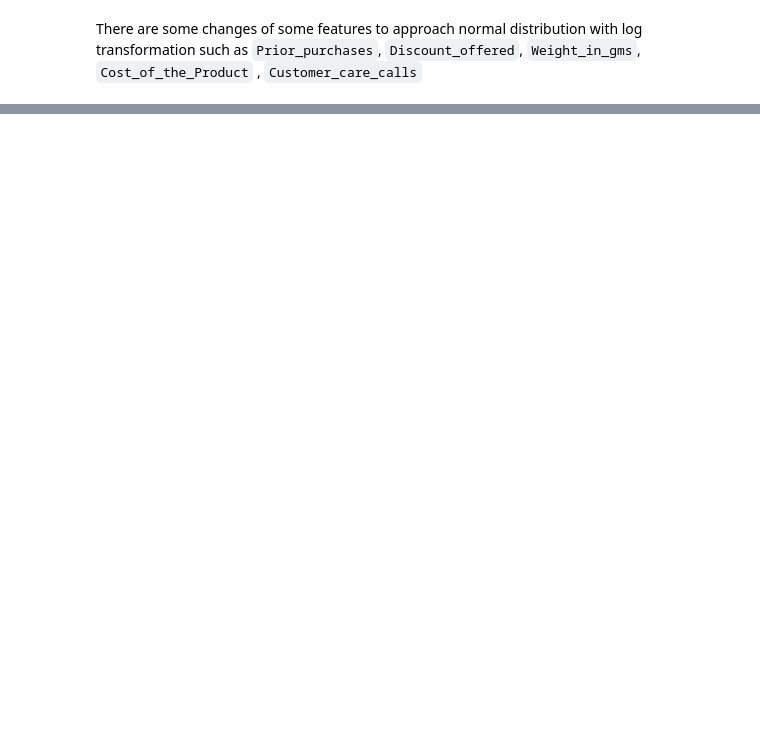
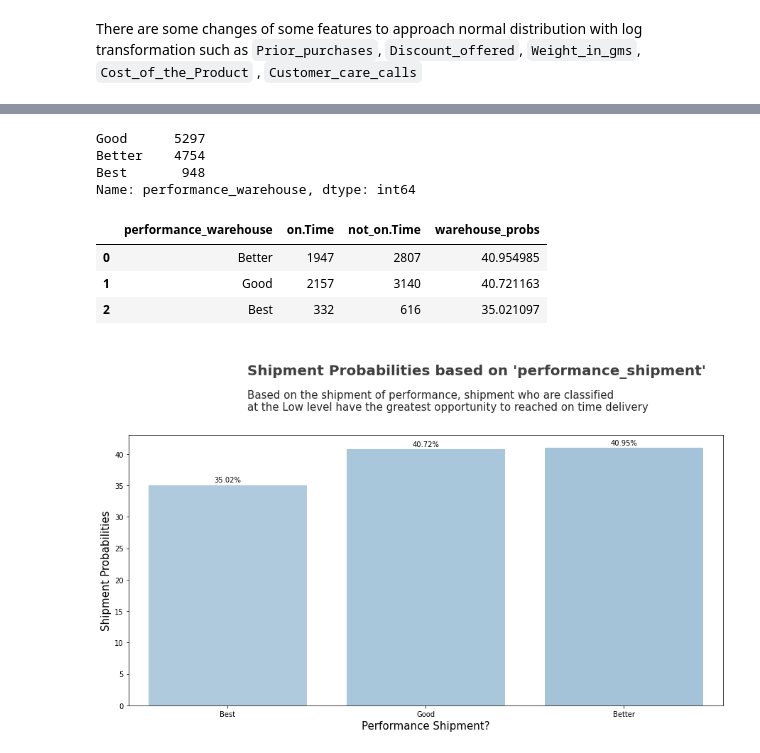
Before and after one commit to wahyunh10/Project-Ecommerce-Shipping-Clasification-Modeling, a Jupyter notebook: Stage_2_Project.ipynb, the cells around one changed output, grey strips where cells are left out. Drawn from its saved outputs; the diff is of its cells as text; code cells hidden in the pictures; blank space fills up the shorter version.

```diff
--- a/Stage_2_Project.ipynb
+++ b/Stage_2_Project.ipynb
@@ -272,0 +430,63 @@ There are some changes of some features to approach normal distribution with log
+# %%
+print(data_clean['performance_warehouse'].value_counts())
+# %% [output]
+Good      5297
+Better    4754
+Best       948
+Name: performance_warehouse, dtype: int64
+# %%
+warehouse_probs = data_clean.groupby(['performance_warehouse', 'Reached.on.Time_Y.N']).agg({
+    'Product_importance': ['count']
+}).reset_index()
+
+warehouse_probs.columns = ['performance_warehouse', 'Reached.on.Time_Y.N','on time']
+
+warehouse_probs = pd.pivot_table(warehouse_probs,
+                             index = 'performance_warehouse',
+                             columns = 'Reached.on.Time_Y.N',
+                             values = 'on time').reset_index()
+
+warehouse_probs.columns = ['performance_warehouse','on.Time','not_on.Time']
+warehouse_probs['warehouse_probs'] = (warehouse_probs['on.Time']/(warehouse_probs['not_on.Time']+warehouse_probs['on.Time']))*100
+warehouse_probs = warehouse_probs.sort_values('warehouse_probs', ascending=False).reset_index(drop=True)
+warehouse_probs.head()
+# %% [output]
+|  | performance_warehouse | on.Time | not_on.Time | warehouse_probs |
+| 0 | Better | 1947 | 2807 | 40.954985 |
+| 1 | Good | 2157 | 3140 | 40.721163 |
+| 2 | Best | 332 | 616 | 35.021097 |
+# %%
+fig, ax = plt.subplots(figsize=(15,7))
+
+g = sns.barplot(x='performance_warehouse', y='warehouse_probs', data=warehouse_probs,
+                order=warehouse_probs.sort_values('warehouse_probs',ascending = True).performance_warehouse,
+                palette=sns.color_palette("Blues_d", n_colors=40, desat=1)
+               )
+
+for p in g.patches:
+    height = p.get_height()
+    plt.text(x = p.get_x() + (p.get_width()/2),
+           y = height + 0.5,
+           s = str('{:.2f}'.format(height)) + '%',
+           ha = 'center'
+          )
+
+title = '''
+Shipment Probabilities based on 'performance_shipment'
+'''
+
+text = '''
+Based on the shipment of performance, shipment who are classified
+at the Low level have the greatest opportunity to reached on time delivery
+'''
+
+#plt.yticks([]) # Hide the y-axis with empty list
+plt.xlabel('Performance Shipment?', fontsize = 15) # Add the x-label
+plt.ylabel('Shipment Probabilities', fontsize = 15) # Add the y-label
+
+plt.text(x = 0.1, y = 50, s=title,
+        fontsize = 20, weight = 'bold', alpha = .75)
+plt.text(x = 0.1, y = 45, s=text,
+        fontsize = 15, alpha = .85);
+# %% [output]
+[figure, added]
```
Also changed, not shown: parts of 19 cells of this notebook.
